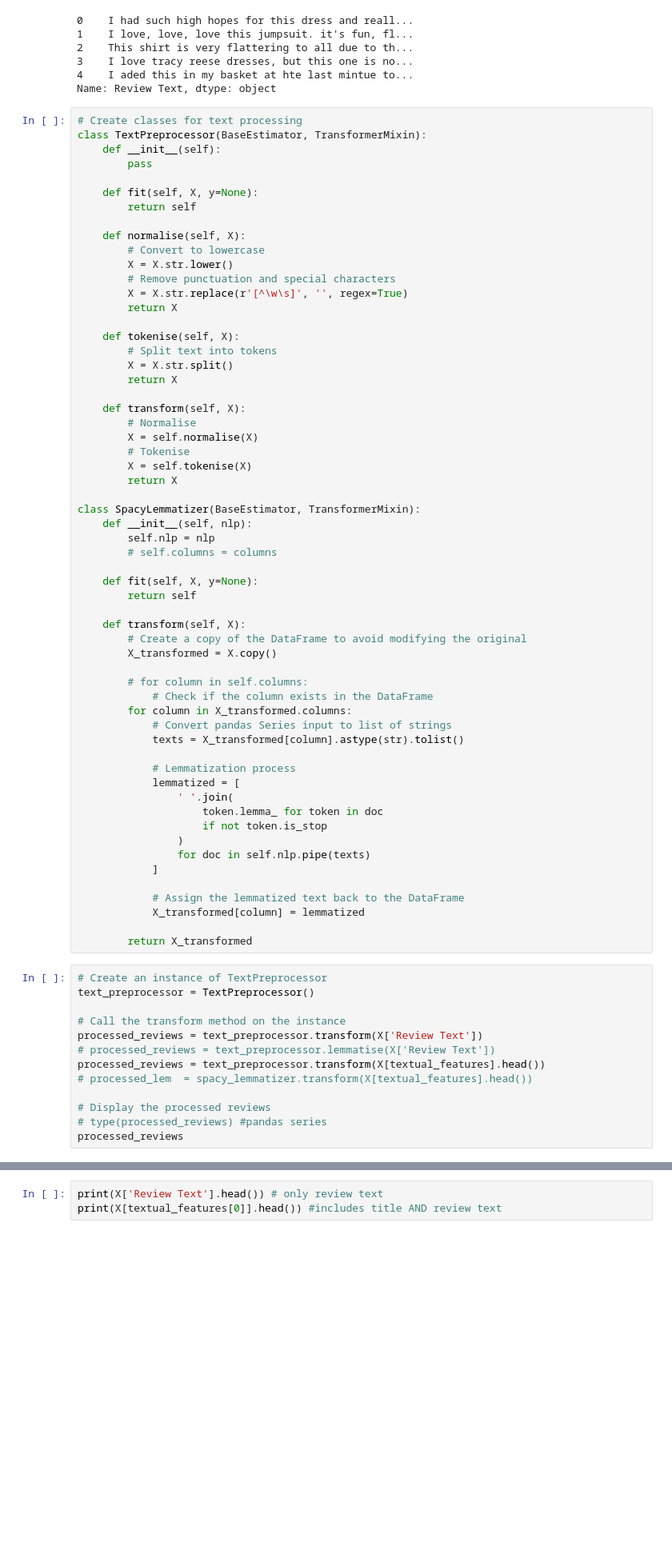
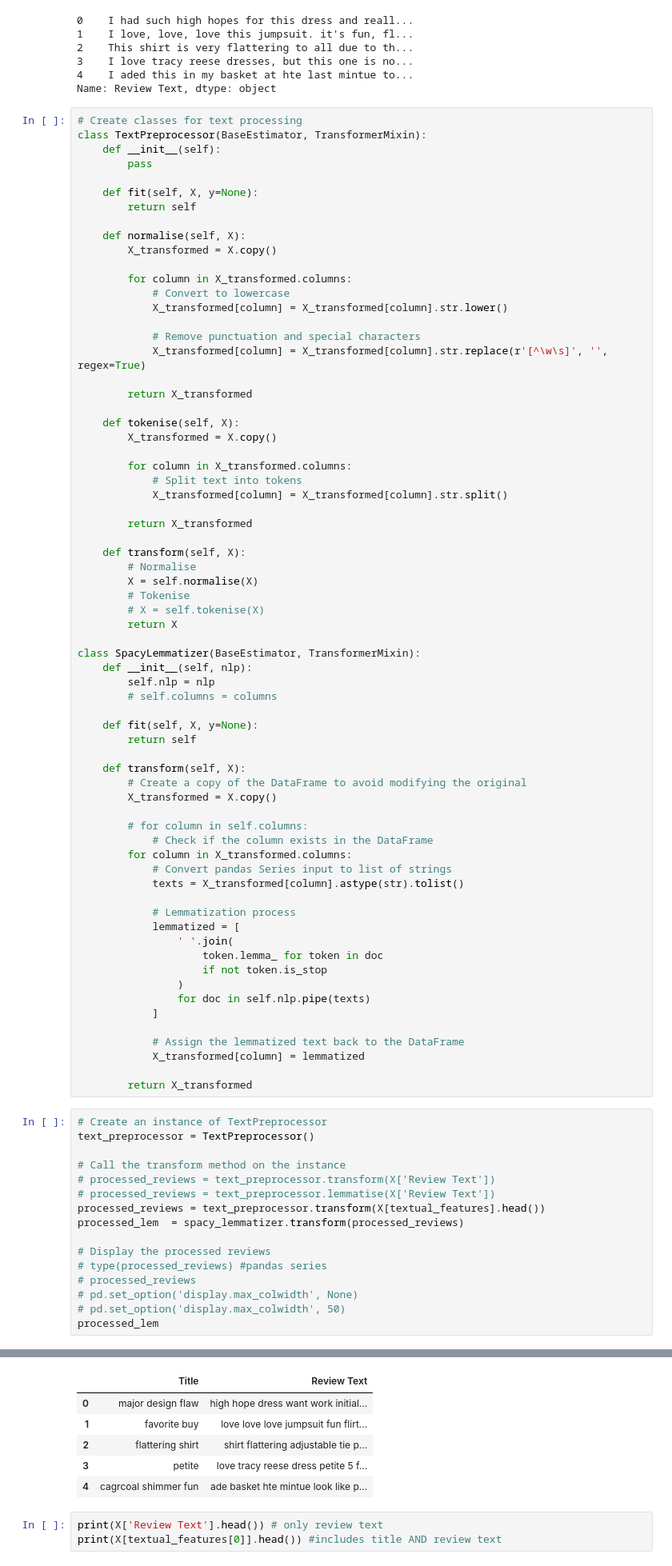
Before and after one commit to norrateng/dsnd-pipelines-project, a Jupyter notebook: starter/starter.ipynb, the cells around one changed output, grey strips where cells are left out. Shown: that part at 80% size. Drawn from its saved outputs; the diff is of its cells as text; blank space fills up the shorter version.

Commit message:
spacy lemmatizer works

```diff
--- a/starter/starter.ipynb
+++ b/starter/starter.ipynb
@@ -389,22 +389,31 @@ class TextPreprocessor(BaseEstimator, TransformerMixin):
         return self
 
     def normalise(self, X):
-        # Convert to lowercase
-        X = X.str.lower()
-        # Remove punctuation and special characters
-        X = X.str.replace(r'[^\w\s]', '', regex=True)
-        return X
+        X_transformed = X.copy()
+
+        for column in X_transformed.columns:
+            # Convert to lowercase
+            X_transformed[column] = X_transformed[column].str.lower()
+
+            # Remove punctuation and special characters
+            X_transformed[column] = X_transformed[column].str.replace(r'[^\w\s]', '', regex=True)
+
+        return X_transformed
 
     def tokenise(self, X):
-        # Split text into tokens
-        X = X.str.split()
-        return X
+        X_transformed = X.copy()
+
+        for column in X_transformed.columns:
+            # Split text into tokens
+            X_transformed[column] = X_transformed[column].str.split()
+
+        return X_transformed
 
     def transform(self, X):
         # Normalise
         X = self.normalise(X)
         # Tokenise
-        X = self.tokenise(X)
+        # X = self.tokenise(X)
         return X
 
 class SpacyLemmatizer(BaseEstimator, TransformerMixin):
@@ -443,12 +452,15 @@ class SpacyLemmatizer(BaseEstimator, TransformerMixin):
 text_preprocessor = TextPreprocessor()
 
 # Call the transform method on the instance
-processed_reviews = text_preprocessor.transform(X['Review Text'])
+# processed_reviews = text_preprocessor.transform(X['Review Text'])
 # processed_reviews = text_preprocessor.lemmatise(X['Review Text'])
 processed_reviews = text_preprocessor.transform(X[textual_features].head())
-# processed_lem  = spacy_lemmatizer.transform(X[textual_features].head())
+processed_lem  = spacy_lemmatizer.transform(processed_reviews)
 
 # Display the processed reviews
 # type(processed_reviews) #pandas series
-processed_reviews
+# processed_reviews
+# pd.set_option('display.max_colwidth', None)
+# pd.set_option('display.max_colwidth', 50)
+processed_lem
 # %% [output]
@@ -456,3 +467,9 @@ AttributeError: 'DataFrame' object has no attribute 'str'
+|  | Title | Review Text |
+| 0 | major design flaw | high hope dress want work initial... |
+| 1 | favorite buy | love love love jumpsuit fun flirt... |
+| 2 | flattering shirt | shirt flattering adjustable tie p... |
+| 3 | petite | love tracy reese dress petite 5 f... |
+| 4 | cagrcoal shimmer fun | ade basket hte mintue look like p... |
 # %%
 print(X['Review Text'].head()) # only review text
 print(X[textual_features[0]].head()) #includes title AND review text
```
Also changed, not shown: parts of 2 cells of this notebook.
